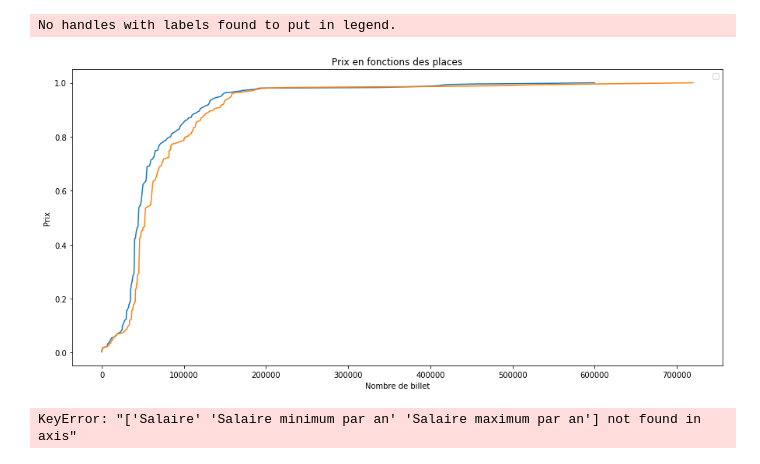
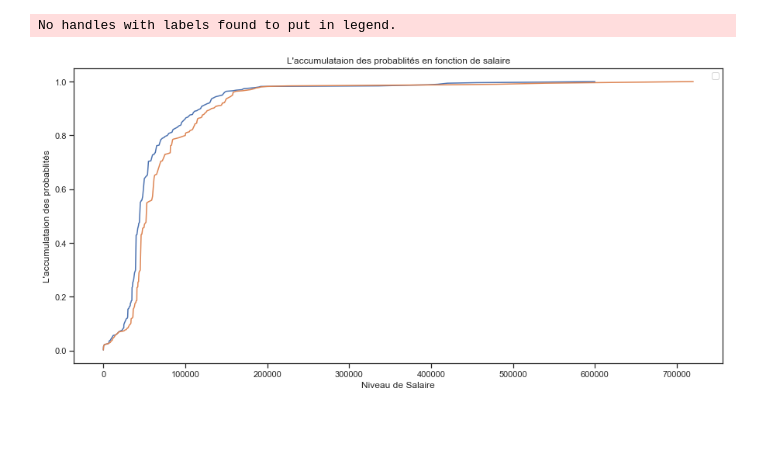
Before and after one commit to yanggautier/Projet_Classification_Salaire, a Jupyter notebook: Proprocessing.ipynb, the cells around one changed output. Drawn from its saved outputs; the diff is of its cells as text; code cells hidden in the pictures; blank space fills up the shorter version.

```diff
--- a/Proprocessing.ipynb
+++ b/Proprocessing.ipynb
@@ -229,6 +277,25 @@ p2 = sns.kdeplot(df['Salaire maximum par an'])
 # %%
 min_salaire = pd.DataFrame(df['Salaire minimum par an'].value_counts().sort_index()/len(df))
 min_salaire.columns=['Proba']
 
 max_salaire = pd.DataFrame(df['Salaire maximum par an'].value_counts().sort_index()/len(df))
 max_salaire.columns=['Proba']
+
+proba_accru = [min_salaire.iloc[0]['Proba']]
+
+for i in range(1,min_salaire.shape[0]):
+    proba_accru.append(proba_accru[-1] + min_salaire.iloc[i]['Proba'])
+
+fig= plt.figure(figsize=(15,7))
+
+p1 = plt.plot(min_salaire.index, proba_accru)
+p2 = plt.plot(max_salaire.index, proba_accru)
+
+plt.title('L\'accumulataion des probablités en fonction de salaire')
+plt.xlabel('Niveau de Salaire')
+plt.ylabel('L\'accumulataion des probablités')
+plt.legend()
+plt.show()
+# %% [output]
+No handles with labels found to put in legend.
+[figure, added]
@@ -240,14 +301,0 @@ for i in range(1,min_salaire.shape[0]):
-# %%
-fig= plt.figure(figsize=(15,7))
-
-p1 = plt.plot(min_salaire.index, proba_accru)
-p2 = plt.plot(max_salaire.index, proba_accru)
-
-plt.title('Prix en fonctions des places')
-plt.xlabel('Nombre de billet')
-plt.ylabel('Prix')
-plt.legend()
-plt.show()
-# %% [output]
-No handles with labels found to put in legend.
-[figure, removed]
@@ -257,5 +301,0 @@ df = df.apply(lambda row: put_class_salaire(row, separe_quantile(10)), axis=1)
-# %%
-# Supprimer les colonnes qu'on a plus besoin
-df = df.drop(['Salaire','Salaire minimum par an', 'Salaire maximum par an'], axis=1)
-# %% [output]
-KeyError: "['Salaire' 'Salaire minimum par an' 'Salaire maximum par an'] not found in axis"
```
Also changed, not shown: parts of 19 cells of this notebook.
